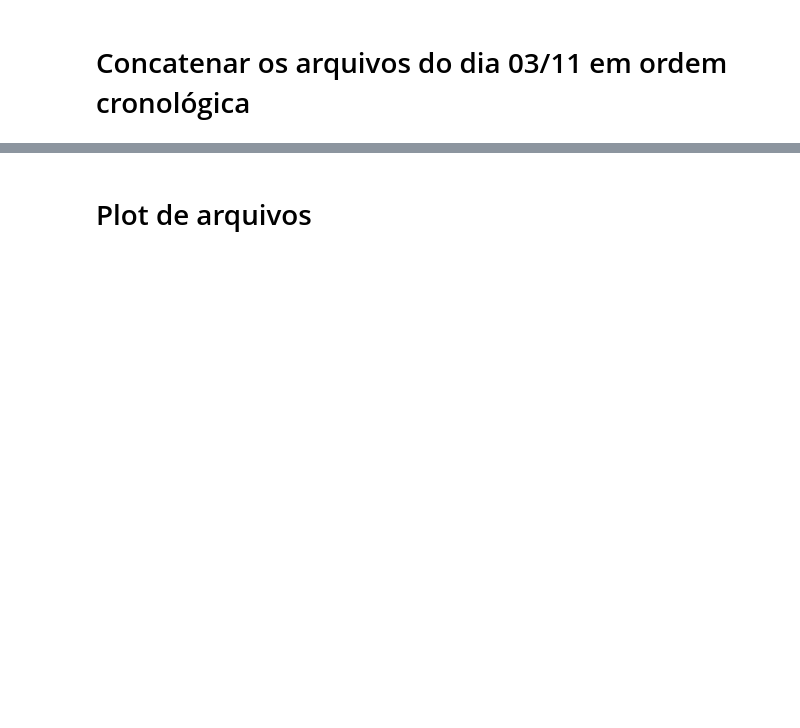
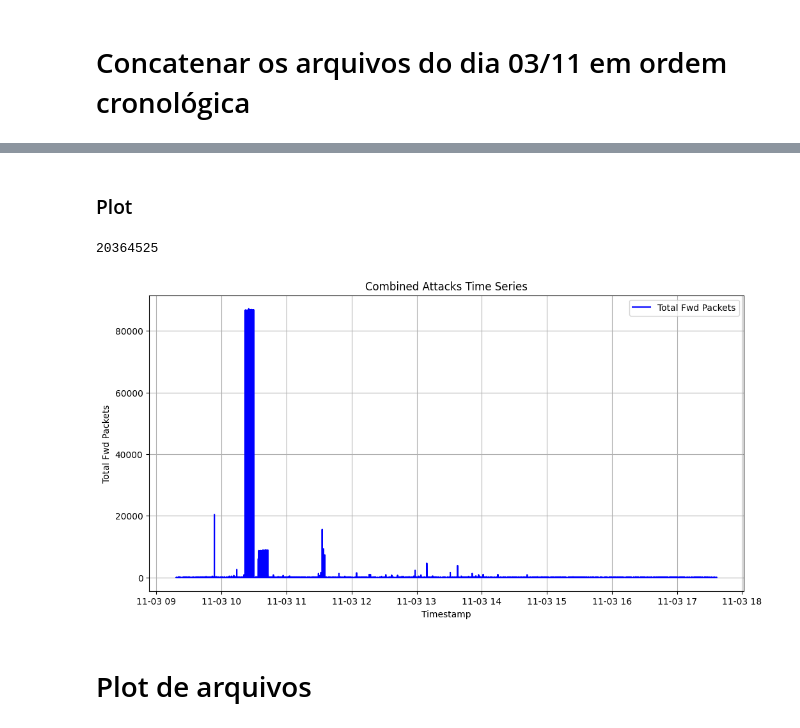
Before and after one commit to iRocktys/anomalyDetection, a Jupyter notebook: model.ipynb, the cells around one changed output, grey strips where cells are left out. Cells and saved outputs as stored; diff of their text form; code cells hidden in the pictures; blank space fills up the shorter version.

```diff
--- a/model.ipynb
+++ b/model.ipynb
@@ -175,3 +217,28 @@ else:
+# %% [markdown]
+### Plot
+# %%
+
+import pandas as pd
+import matplotlib.pyplot as plt
+
+combined_df = pd.read_csv("data/03-11/combined_attacks_03_11.csv")
+combined_df["Timestamp"] = pd.to_datetime(combined_df["Timestamp"])
+combined_df.set_index("Timestamp", inplace=True)
+combined_df = combined_df.sort_index()
+print(len(combined_df))
+
+plt.figure(figsize=(12, 6))
+plt.plot(combined_df.index, combined_df["Total Fwd Packets"], label="Total Fwd Packets", color="blue")
+
+plt.xlabel("Timestamp")
+plt.ylabel("Total Fwd Packets")
+plt.title("Combined Attacks Time Series")
+plt.legend()
+plt.grid()
+plt.show()
+# %% [output]
+20364525
+[figure, added]
 # %% [markdown]
 # Plot de arquivos
 # %%
```
Also changed, not shown: parts of 6 cells of this notebook.
